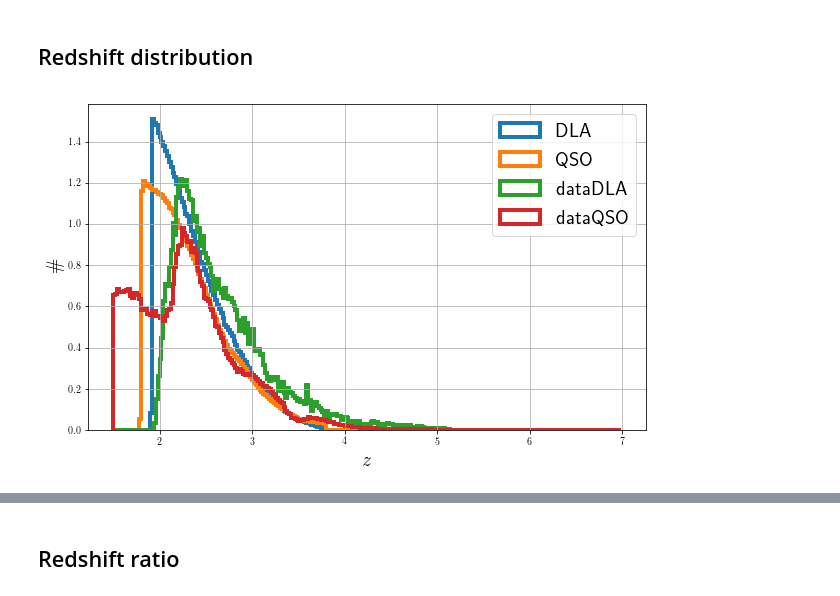
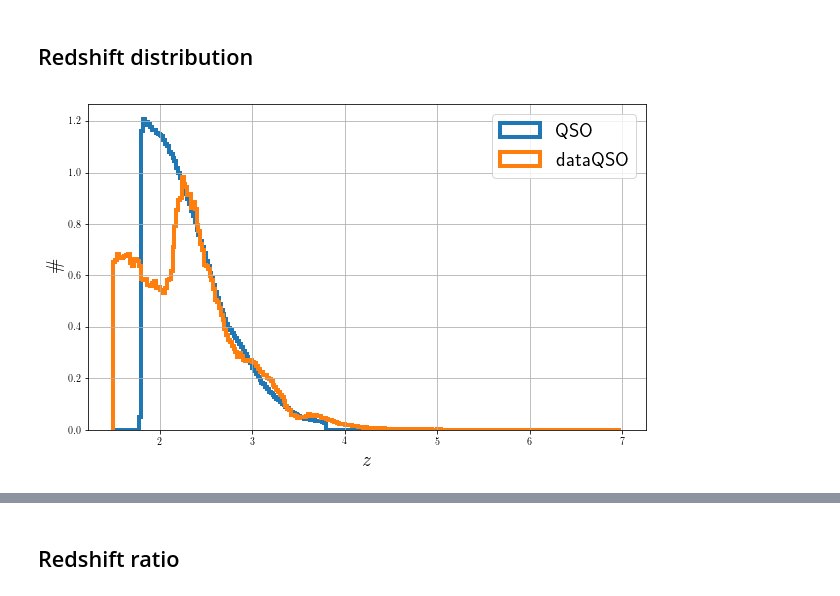
Before and after one commit to igmhub/desi_QA, a Jupyter notebook: Mocks/QA_DLA.ipynb, the cells around one changed output, grey strips where cells are left out. Drawn from its saved outputs; the diff is of its cells as text; code cells hidden in the pictures.

```diff
--- a/Mocks/QA_DLA.ipynb
+++ b/Mocks/QA_DLA.ipynb
@@ -155,20 +165,18 @@ for i in sp.arange(15,24,0.5):
 ## Redshift distribution
 # %%
 toPlot = {'QSO':mock['QSO_catalog'],
-         'DLA':mock['DLA_catalog'],
-         'dataQSO':data['QSO_catalog'],
-         'dataDLA':data['DLA_catalog']}
-redshift_key = {'QSO':'Z_QSO_RSD', 'DLA':'Z', 'dataQSO':'Z','dataDLA':'Z'}
+         'dataQSO':data['QSO_catalog']}
+redshift_key = {'QSO':'Z_QSO_RSD','dataQSO':'Z'}
 
 bins = sp.arange(1.5,7.,0.02)
 for name,path in sorted(toPlot.items()):
     h = fitsio.FITS(path)
     z = h[1][redshift_key[name]][:]
     h.close()
     plt.hist(z,bins=bins,histtype='step',label=name,density=True,linewidth=4)
 plt.xlabel(r'$z$')
 plt.ylabel(r'$\mathrm{\#}$')
 plt.legend()
 plt.grid()
 # %% [output]
-[figure, old version]
+[figure, new version]
```
Also changed, not shown: parts of 11 cells of this notebook.
